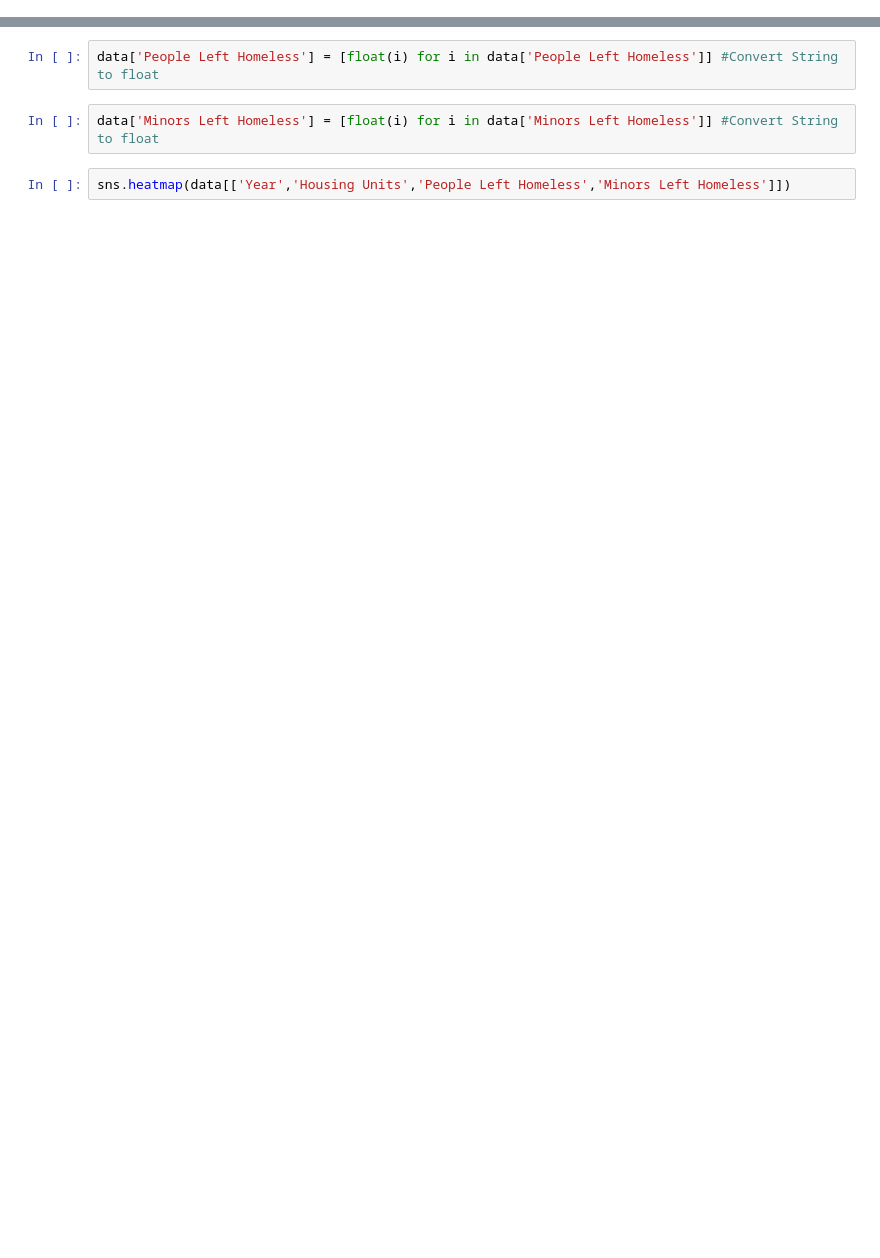
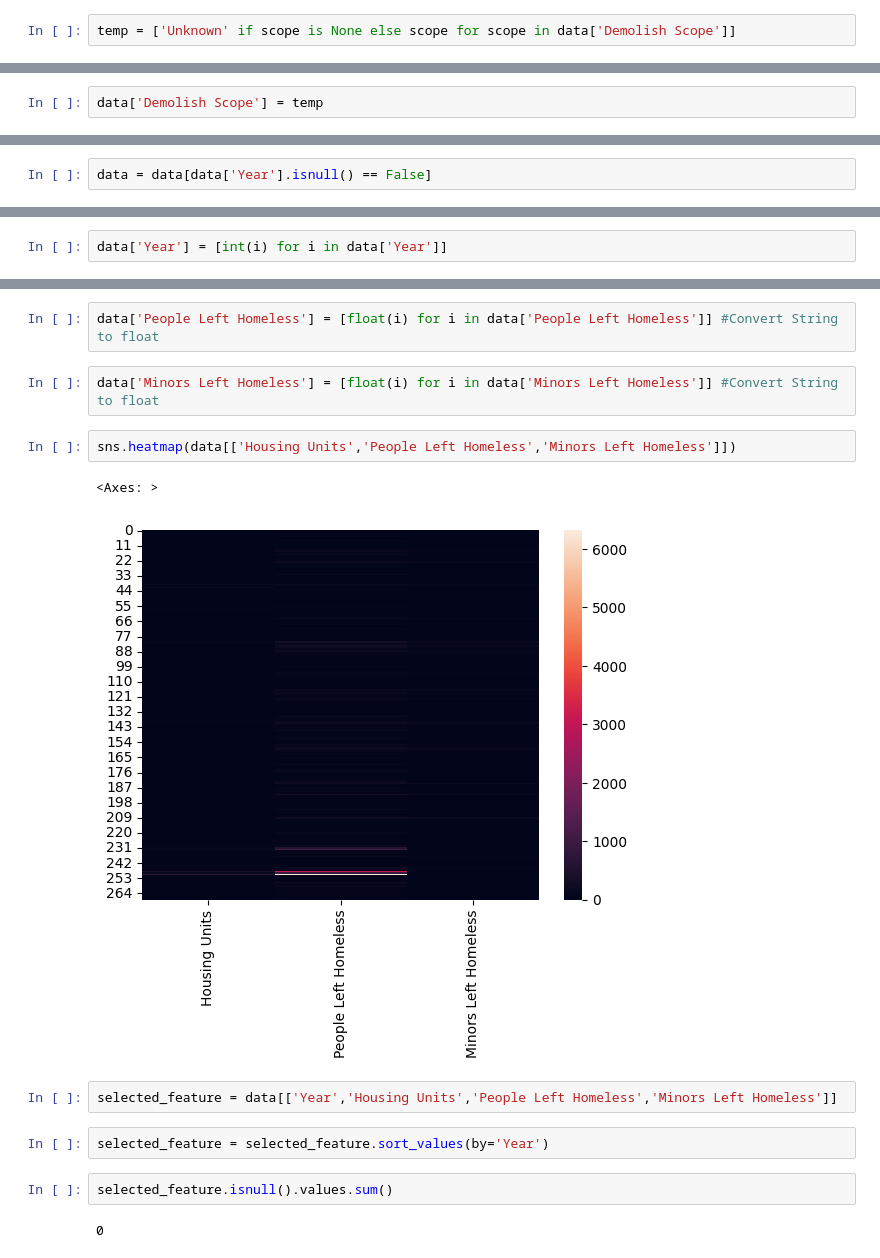
Before and after one commit to MoAly7yaei/RihalIntern, a Jupyter notebook: Regression/notebook.ipynb, the cells around one changed output, grey strips where cells are left out. Saved outputs shown, nothing was run; the diff lists cells and outputs as text; blank space fills up the shorter version.

```diff
--- a/Regression/notebook.ipynb
+++ b/Regression/notebook.ipynb
@@ -98,0 +140,2 @@ TypeError: 'float' object is not iterable
+# %%
+temp = ['Unknown' if scope is None else scope for scope in data['Demolish Scope']]
@@ -98,0 +146,2 @@ TypeError: 'float' object is not iterable
+# %%
+data['Demolish Scope'] = temp
@@ -98,0 +161,2 @@ TypeError: 'float' object is not iterable
+# %%
+data = data[data['Year'].isnull() == False]
@@ -99,2 +167,4 @@ TypeError: 'float' object is not iterable
+# %%
+data['Year'] = [int(i) for i in data['Year']]
 # %%
 data['Housing Units'] = [float(i) for i in data['Housing Units']] #Convert String to float
@@ -105,4 +173,15 @@ data['People Left Homeless'] = [float(i) for i in data['People Left Homeless']]
 # %%
 data['Minors Left Homeless'] = [float(i) for i in data['Minors Left Homeless']] #Convert String to float
 # %%
-sns.heatmap(data[['Year','Housing Units','People Left Homeless','Minors Left Homeless']])
+sns.heatmap(data[['Housing Units','People Left Homeless','Minors Left Homeless']])
+# %% [output]
+<Axes: >
+[figure, added]
+# %%
+selected_feature = data[['Year','Housing Units','People Left Homeless','Minors Left Homeless']]
+# %%
+selected_feature = selected_feature.sort_values(by='Year')
+# %%
+selected_feature.isnull().values.sum()
+# %% [output]
+0
```
Also changed, not shown: parts of 33 cells of this notebook.
